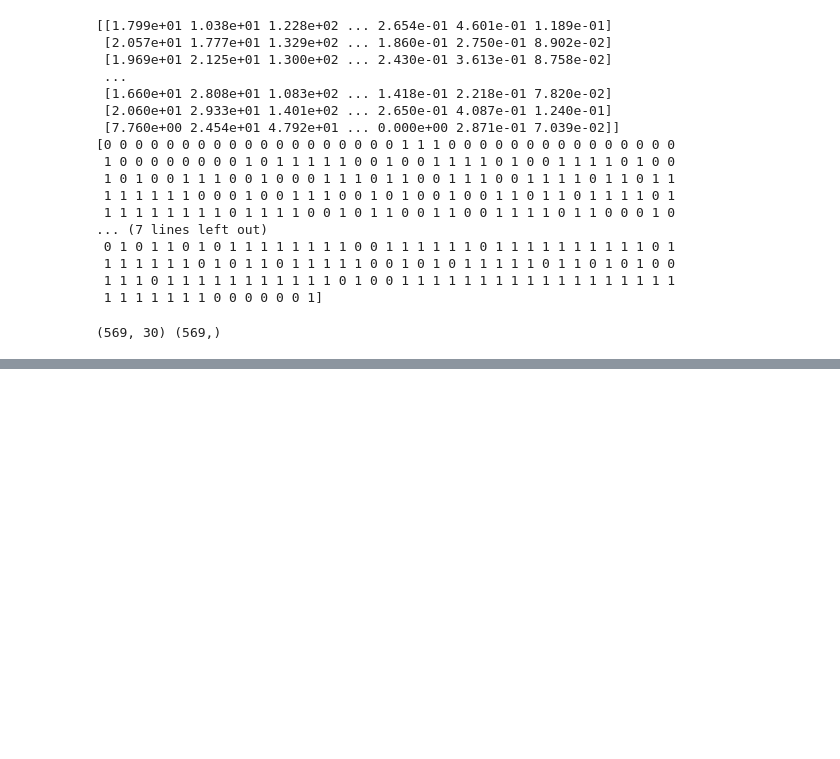
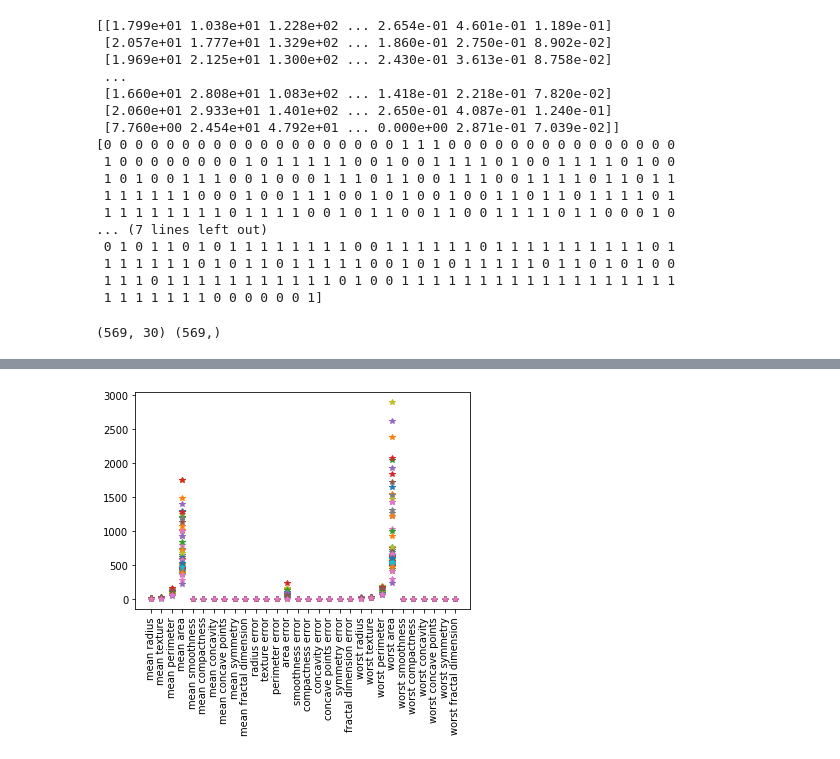
Before and after one commit to DD199427/D27, a Jupyter notebook: DL_1st_Multi_variate.ipynb, the cells around one changed output, grey strips where cells are left out. Saved outputs shown, nothing was run; the diff lists cells and outputs as text; code cells hidden in the pictures; blank space fills up the shorter version.

```diff
--- a/DL_1st_Multi_variate.ipynb
+++ b/DL_1st_Multi_variate.ipynb
@@ -40,0 +164,6 @@ print(x.shape,y.shape) # To get the idea of how many features input has wat vari
+# %%
+plt.plot(x_test.T, '*')
+plt.xticks(rotation='vertical')
+plt.show()
+# %% [output]
+[figure, added]
```
Also changed, not shown: parts of 24 cells of this notebook.
